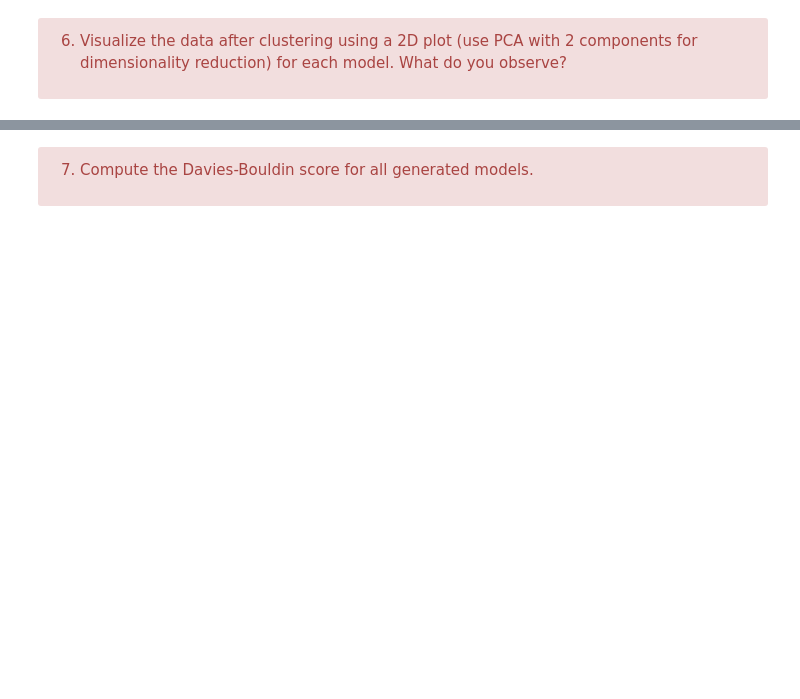
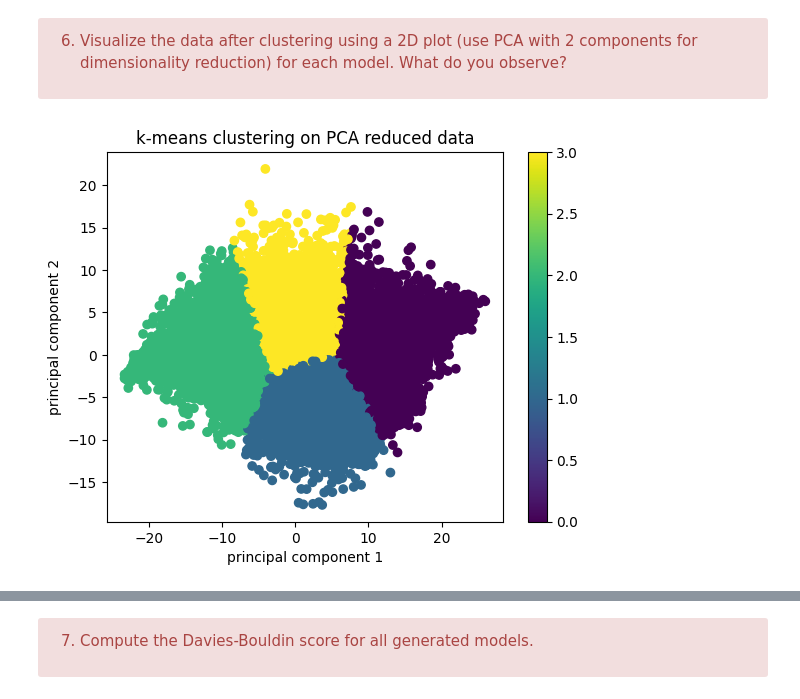
Before and after one commit to amaliahm/machine_learning_tps, a Jupyter notebook: TP5.ipynb, the cells around one changed output, grey strips where cells are left out. Saved outputs shown, nothing was run; the diff lists cells and outputs as text; code cells hidden in the pictures; blank space fills up the shorter version.

```diff
--- a/TP5.ipynb
+++ b/TP5.ipynb
@@ -178,3 +180,17 @@ plt.show()
 6. Visualize the data after clustering using a 2D plot (use PCA with 2 components for dimensionality reduction) for each model. What do you observe?
 
 <div/>
+# %%
+pca = PCA(n_components=2)
+x_train_pca = pca.fit_transform(x_train_flattened)
+
+train_labels_kmeans = kmeans.fit_predict(x_train_pca)
+
+plt.scatter(x_train_pca[:, 0], x_train_pca[:, 1], c=train_labels_kmeans, cmap='viridis')
+plt.title('k-means clustering on PCA reduced data')
+plt.xlabel('principal component 1')
+plt.ylabel('principal component 2')
+plt.colorbar()
+plt.show()
+# %% [output]
+[figure, added]
```
Also changed, not shown: parts of 16 cells of this notebook.
